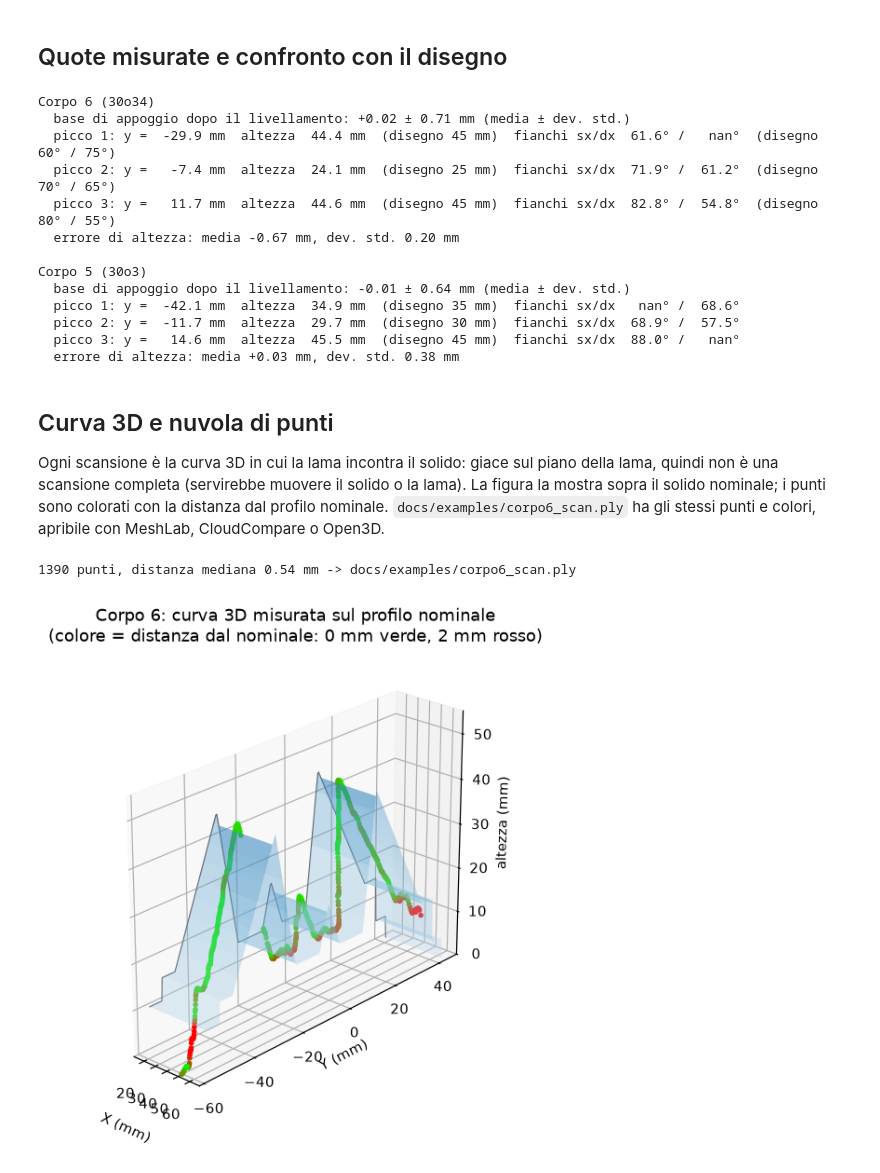
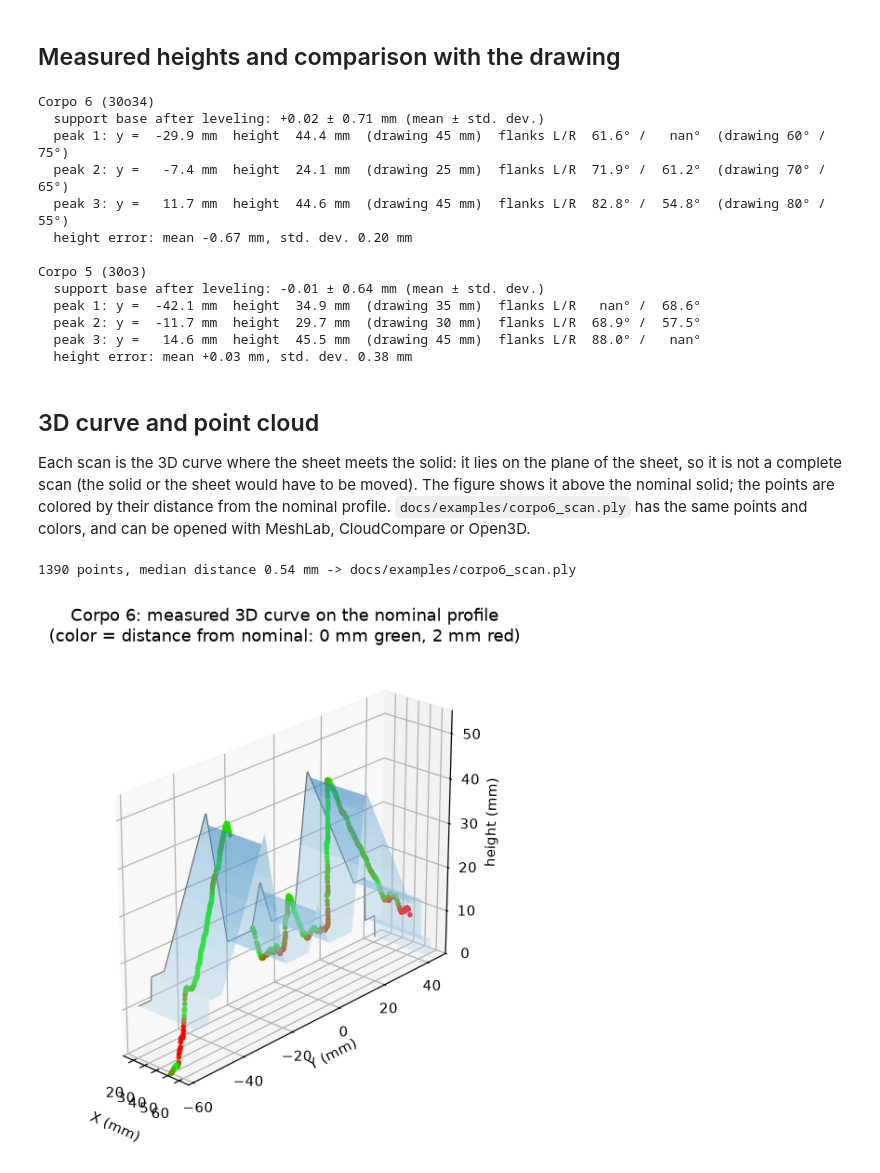
Before and after one commit to SickCiQuattro/lightsheet3d, a Jupyter notebook: notebooks/03_measurements.ipynb, the cells around one changed output. Drawn from its saved outputs; the diff is of its cells as text; code cells hidden in the pictures.

```diff
--- a/notebooks/03_measurements.ipynb
+++ b/notebooks/03_measurements.ipynb
@@ -53,57 +53,57 @@ Corpo 5 (30o3): distanza dal profilo nominale mediana 0.62 mm, rms 1.07 mm, 90°
 # %% [markdown]
-## Quote misurate e confronto con il disegno
+## Measured heights and comparison with the drawing
 # %%
 for name, s in SOLIDS.items():
     y, h = profiles[name]
     peaks = measure_peaks(y, h, prominence=6, min_separation=10)
     print(f"\n{name}")
-    print(f"  base di appoggio dopo il livellamento: {h[np.abs(h) < 3].mean():+.2f} ± {h[np.abs(h) < 3].std():.2f} mm (media ± dev. std.)")
+    print(f"  support base after leveling: {h[np.abs(h) < 3].mean():+.2f} ± {h[np.abs(h) < 3].std():.2f} mm (mean ± std. dev.)")
     errs = []
     for i, p in enumerate(peaks):
         exp = s["heights"][i] if i < len(s["heights"]) else float("nan")
         errs.append(p.height - exp)
-        ang = f"fianchi sx/dx {p.left_angle:5.1f}° / {p.right_angle:5.1f}°"
-        if s["angles"]: ang += f"  (disegno {s['angles'][i][0]}° / {s['angles'][i][1]}°)"
-        print(f"  picco {i + 1}: y = {p.y:6.1f} mm  altezza {p.height:5.1f} mm  (disegno {exp} mm)  {ang}")
-    print(f"  errore di altezza: media {np.nanmean(errs):+.2f} mm, dev. std. {np.nanstd(errs):.2f} mm")
+        ang = f"flanks L/R {p.left_angle:5.1f}° / {p.right_angle:5.1f}°"
+        if s["angles"]: ang += f"  (drawing {s['angles'][i][0]}° / {s['angles'][i][1]}°)"
+        print(f"  peak {i + 1}: y = {p.y:6.1f} mm  height {p.height:5.1f} mm  (drawing {exp} mm)  {ang}")
+    print(f"  height error: mean {np.nanmean(errs):+.2f} mm, std. dev. {np.nanstd(errs):.2f} mm")
 # %% [output]
 Corpo 6 (30o34)
-  base di appoggio dopo il livellamento: +0.02 ± 0.71 mm (media ± dev. std.)
-  picco 1: y =  -29.9 mm  altezza  44.4 mm  (disegno 45 mm)  fianchi sx/dx  61.6° /   nan°  (disegno 60° / 75°)
-  picco 2: y =   -7.4 mm  altezza  24.1 mm  (disegno 25 mm)  fianchi sx/dx  71.9° /  61.2°  (disegno 70° / 65°)
-  picco 3: y =   11.7 mm  altezza  44.6 mm  (disegno 45 mm)  fianchi sx/dx  82.8° /  54.8°  (disegno 80° / 55°)
-  errore di altezza: media -0.67 mm, dev. std. 0.20 mm
+  support base after leveling: +0.02 ± 0.71 mm (mean ± std. dev.)
+  peak 1: y =  -29.9 mm  height  44.4 mm  (drawing 45 mm)  flanks L/R  61.6° /   nan°  (drawing 60° / 75°)
+  peak 2: y =   -7.4 mm  height  24.1 mm  (drawing 25 mm)  flanks L/R  71.9° /  61.2°  (drawing 70° / 65°)
+  peak 3: y =   11.7 mm  height  44.6 mm  (drawing 45 mm)  flanks L/R  82.8° /  54.8°  (drawing 80° / 55°)
+  height error: mean -0.67 mm, std. dev. 0.20 mm
 
 Corpo 5 (30o3)
-  base di appoggio dopo il livellamento: -0.01 ± 0.64 mm (media ± dev. std.)
-  picco 1: y =  -42.1 mm  altezza  34.9 mm  (disegno 35 mm)  fianchi sx/dx   nan° /  68.6°
-  picco 2: y =  -11.7 mm  altezza  29.7 mm  (disegno 30 mm)  fianchi sx/dx  68.9° /  57.5°
-  picco 3: y =   14.6 mm  altezza  45.5 mm  (disegno 45 mm)  fianchi sx/dx  88.0° /   nan°
-  errore di altezza: media +0.03 mm, dev. std. 0.38 mm
+  support base after leveling: -0.01 ± 0.64 mm (mean ± std. dev.)
+  peak 1: y =  -42.1 mm  height  34.9 mm  (drawing 35 mm)  flanks L/R   nan° /  68.6°
+  peak 2: y =  -11.7 mm  height  29.7 mm  (drawing 30 mm)  flanks L/R  68.9° /  57.5°
+  peak 3: y =   14.6 mm  height  45.5 mm  (drawing 45 mm)  flanks L/R  88.0° /   nan°
+  height error: mean +0.03 mm, std. dev. 0.38 mm
 # %% [markdown]
-## Curva 3D e nuvola di punti
+## 3D curve and point cloud
 
-Ogni scansione è la curva 3D in cui la lama incontra il solido: giace sul piano della lama, quindi non è una scansione completa (servirebbe muovere il solido o la lama). La figura la mostra sopra il solido nominale; i punti sono colorati con la distanza dal profilo nominale. `docs/examples/corpo6_scan.ply` ha gli stessi punti e colori, apribile con MeshLab, CloudCompare o Open3D.
+Each scan is the 3D curve where the sheet meets the solid: it lies on the plane of the sheet, so it is not a complete scan (the solid or the sheet would have to be moved). The figure shows it above the nominal solid; the points are colored by their distance from the nominal profile. `docs/examples/corpo6_scan.ply` has the same points and colors, and can be opened with MeshLab, CloudCompare or Open3D.
 # %%
 from lightsheet3d.export import distance_colors, write_ply
 from lightsheet3d.report import scan_3d
 from lightsheet3d.solids import align
 
 name = "Corpo 6 (30o34)"
 X = scan_points(DATA / "scans" / "30o34.jpg", camera.model, lp.plane)
 h = level_to_plate(X[:, 1], PLATE_Z - X[:, 2])
 sign, shift = align(NOMINAL["corpo6"], X[:, 1], h)
 
 fig = plt.figure(figsize=(9, 6))
 ax = fig.add_subplot(projection="3d")
 dist = scan_3d(ax, NOMINAL["corpo6"], X, h, sign, shift)
-ax.view_init(elev=24, azim=-48); ax.set_title("Corpo 6: curva 3D misurata sul profilo nominale\n(colore = distanza dal nominale: 0 mm verde, 2 mm rosso)")
+ax.view_init(elev=24, azim=-48); ax.set_title("Corpo 6: measured 3D curve on the nominal profile\n(color = distance from nominal: 0 mm green, 2 mm red)")
 fig.savefig(FIGURES / "scan_3d.png", bbox_inches="tight")
 
 (ROOT / "docs" / "examples").mkdir(parents=True, exist_ok=True)
 write_ply(ROOT / "docs" / "examples" / "corpo6_scan.ply", np.column_stack([X[:, 0], X[:, 1], h]), distance_colors(dist))
-print(f"{len(X)} punti, distanza mediana {np.median(dist):.2f} mm -> docs/examples/corpo6_scan.ply")
+print(f"{len(X)} points, median distance {np.median(dist):.2f} mm -> docs/examples/corpo6_scan.ply")
 # %% [output]
-1390 punti, distanza mediana 0.54 mm -> docs/examples/corpo6_scan.ply
+1390 points, median distance 0.54 mm -> docs/examples/corpo6_scan.ply
-[figure, old version]
+[figure, new version]
 # %% [markdown]
```
Also changed, not shown: parts of 5 cells of this notebook, 21 other files.
